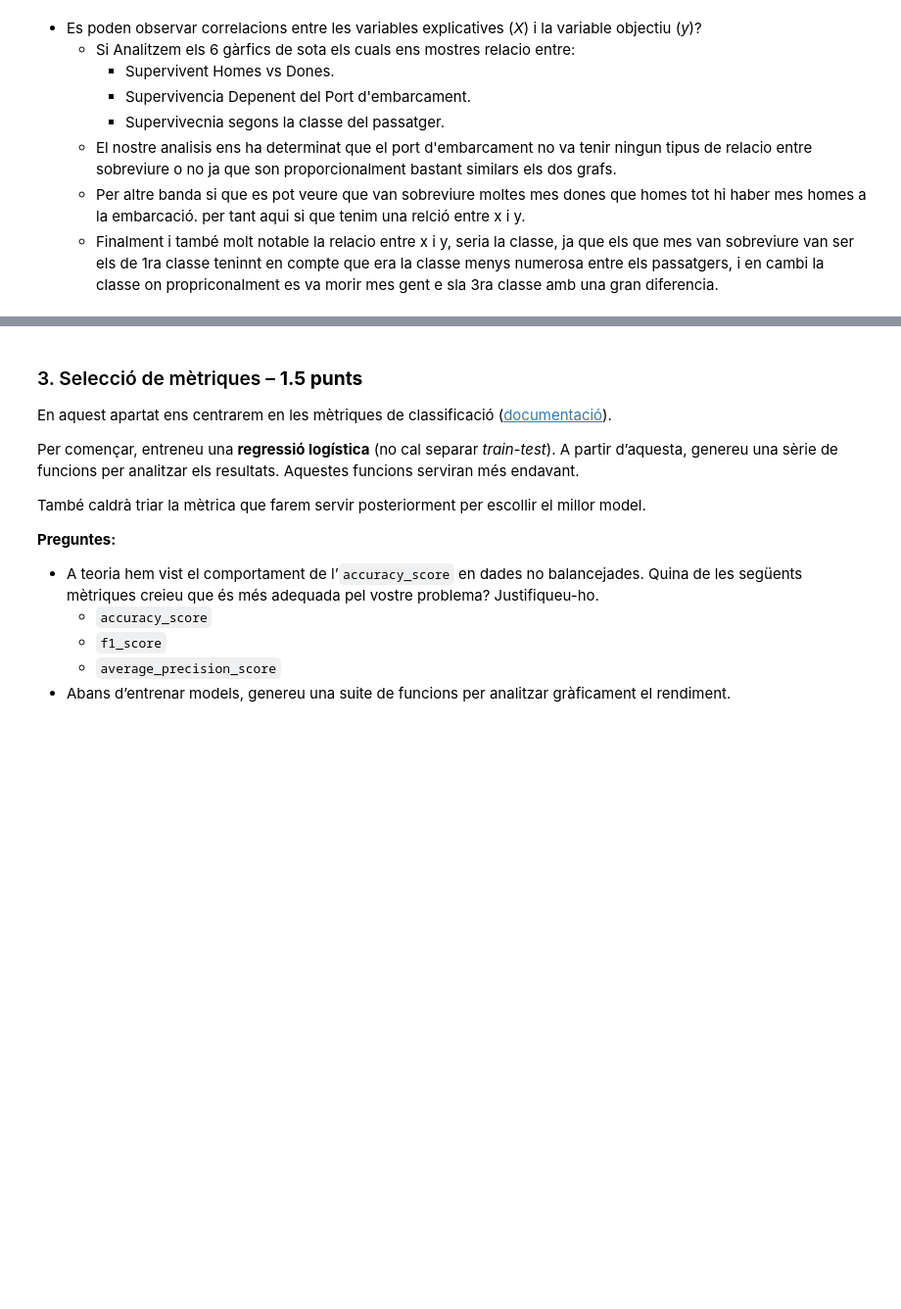
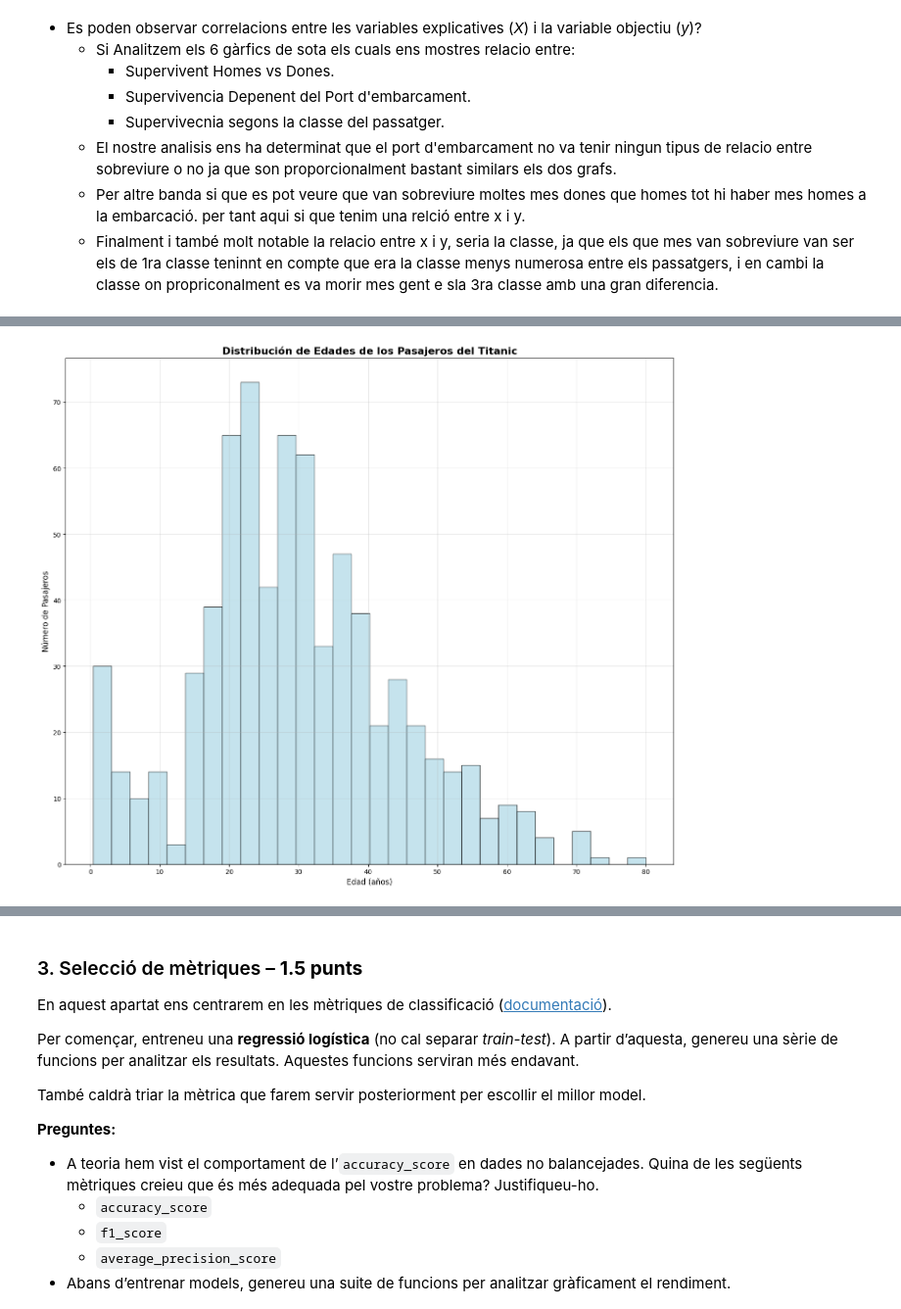
Before and after one commit to martiserraprat/Serra_Berni_Compu, a Jupyter notebook: Practica_1/APC_Practica_1_2025.ipynb, the cells around one changed output, grey strips where cells are left out. Shown at 98% size. Drawn from its saved outputs; the diff is of its cells as text; code cells hidden in the pictures; blank space fills up the shorter version.

```diff
--- a/Practica_1/APC_Practica_1_2025.ipynb
+++ b/Practica_1/APC_Practica_1_2025.ipynb
@@ -206,0 +206,12 @@ Consulteu la [documentació de *scikit-learn* sobre preprocessament](https://sci
+# %%
+plt.figure(figsize=(14, 12))
+
+plt.hist(df['Age'].dropna(), bins=30, color='lightblue', edgecolor='black', alpha=0.7)
+plt.title('Distribución de Edades de los Pasajeros del Titanic', fontsize=16, fontweight='bold')
+plt.xlabel('Edad (años)', fontsize=12)
+plt.ylabel('Número de Pasajeros', fontsize=12)
+plt.grid(alpha=0.3)
+plt.tight_layout()
+plt.show()
+# %% [output]
+[figure, added]
```
Also changed, not shown: parts of 5 cells of this notebook.
